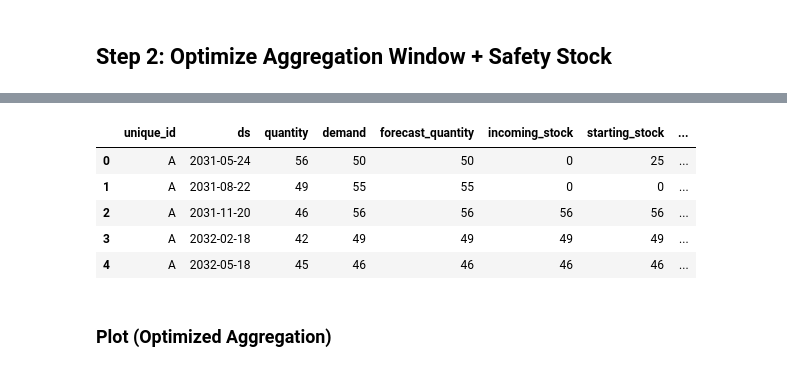
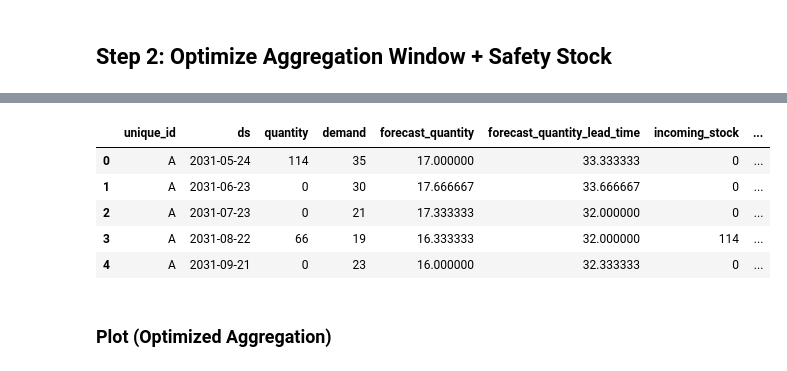
Before and after one commit to janrth/replenishment, a Jupyter notebook: notebooks/mean_forecast_safety_stock_example.ipynb, the cells around one changed output, grey strips where cells are left out. Drawn from its saved outputs; the diff is of its cells as text; code cells hidden in the pictures.

```diff
--- a/notebooks/mean_forecast_safety_stock_example.ipynb
+++ b/notebooks/mean_forecast_safety_stock_example.ipynb
@@ -95,19 +114,36 @@ sigma_cost_df
 # %%
-optimized, mean_forecast_simulations, mean_decision_rows = (
-    optimize_point_forecast_policy_and_simulate_actuals(
-        backtest_rows,
-        forecast_rows,
-        candidate_factors=[0.8, 0.9, 0.95, 1.0],
-    )
+point_configs = build_point_forecast_article_configs_from_standard_rows(
+    backtest_rows,
+    service_level_factor=0.9,
+    fixed_rmse=backtest_rmse,
+)
+
+optimized = optimize_service_level_factors(
+    point_configs,
+    candidate_factors=candidate_factors,
 )
 best_factors = {
     unique_id: result.service_level_factor
     for unique_id, result in optimized.items()
 }
 
+eval_configs = build_point_forecast_article_configs_from_standard_rows(
+    forecast_rows,
+    service_level_factor=best_factors,
+    fixed_rmse=backtest_rmse,
+    actuals_override=backtest_actuals,
+)
+eval_simulations = simulate_replenishment_for_articles(eval_configs)
+mean_decision_rows = build_replenishment_decisions_from_simulations(
+    forecast_rows,
+    eval_simulations,
+    sigma=best_factors,
+    fixed_rmse=backtest_rmse,
+)
+
 mean_decision_df = replenishment_decision_rows_to_dataframe(
     mean_decision_rows,
     library="pandas",
 )
-mean_decision_df.head()
+mean_decision_df
 # %% [output]
@@ -179,8 +213,8 @@ agg_sigma_cost_df.head()
 # %%
 agg_sigma_result = optimize_aggregation_and_service_level_factors(
     point_configs,
-    candidate_windows=[1, 2, 3, 4],
-    candidate_factors=[0.8, 0.9, 0.95, 1.0],
+    candidate_windows=[3, 4, 5],
+    candidate_factors=candidate_factors,
 )
 agg_best_factors = {
     unique_id: result.service_level_factor
@@ -191,42 +225,51 @@ agg_windows = {
     for unique_id, result in agg_sigma_result.items()
 }
 
+agg_backtest_rmse = compute_backtest_rmse_by_article(
+    backtest_rows,
+    aggregation_window=agg_windows,
+)
+
 forecast_point_configs = build_point_forecast_article_configs_from_standard_rows(
     forecast_rows,
     service_level_factor=agg_best_factors,
+    fixed_rmse=agg_backtest_rmse,
     actuals_override=backtest_actuals,
 )
 agg_mean_simulations = {
     unique_id: simulate_replenishment_with_aggregation(
         periods=config.periods,
         demand=config.demand,
         initial_on_hand=config.initial_on_hand,
         lead_time=config.lead_time,
         policy=config.policy,
         aggregation_window=agg_windows[unique_id],
         holding_cost_per_unit=config.holding_cost_per_unit,
         stockout_cost_per_unit=config.stockout_cost_per_unit,
         order_cost_per_order=config.order_cost_per_order,
         order_cost_per_unit=config.order_cost_per_unit,
     )
     for unique_id, config in forecast_point_configs.items()
 }
 agg_mean_decision_rows = build_replenishment_decisions_from_simulations(
     forecast_rows,
     agg_mean_simulations,
+    aggregation_window=agg_windows,
+    sigma=agg_best_factors,
+    fixed_rmse=agg_backtest_rmse,
 )
 agg_mean_decision_df = replenishment_decision_rows_to_dataframe(
     agg_mean_decision_rows,
     library="pandas",
 )
 agg_mean_decision_df.head()
 # %% [output]
-|  | unique_id | ds | quantity | demand | forecast_quantity | incoming_stock | starting_stock | ... |
-| 0 | A | 2031-05-24 | 56 | 50 | 50 | 0 | 25 | ... |
-| 1 | A | 2031-08-22 | 49 | 55 | 55 | 0 | 0 | ... |
-| 2 | A | 2031-11-20 | 46 | 56 | 56 | 56 | 56 | ... |
-| 3 | A | 2032-02-18 | 42 | 49 | 49 | 49 | 49 | ... |
-| 4 | A | 2032-05-18 | 45 | 46 | 46 | 46 | 46 | ... |
+|  | unique_id | ds | quantity | demand | forecast_quantity | forecast_quantity_lead_time | incoming_stock | ... |
+| 0 | A | 2031-05-24 | 114 | 35 | 17.000000 | 33.333333 | 0 | ... |
+| 1 | A | 2031-06-23 | 0 | 30 | 17.666667 | 33.666667 | 0 | ... |
+| 2 | A | 2031-07-23 | 0 | 21 | 17.333333 | 32.000000 | 0 | ... |
+| 3 | A | 2031-08-22 | 66 | 19 | 16.333333 | 32.000000 | 114 | ... |
+| 4 | A | 2031-09-21 | 0 | 23 | 16.000000 | 32.333333 | 0 | ... |
 # %% [markdown]
 ### Plot (Optimized Aggregation)
 # %%
```
Also changed, not shown: parts of 10 cells of this notebook, 18 other files.
